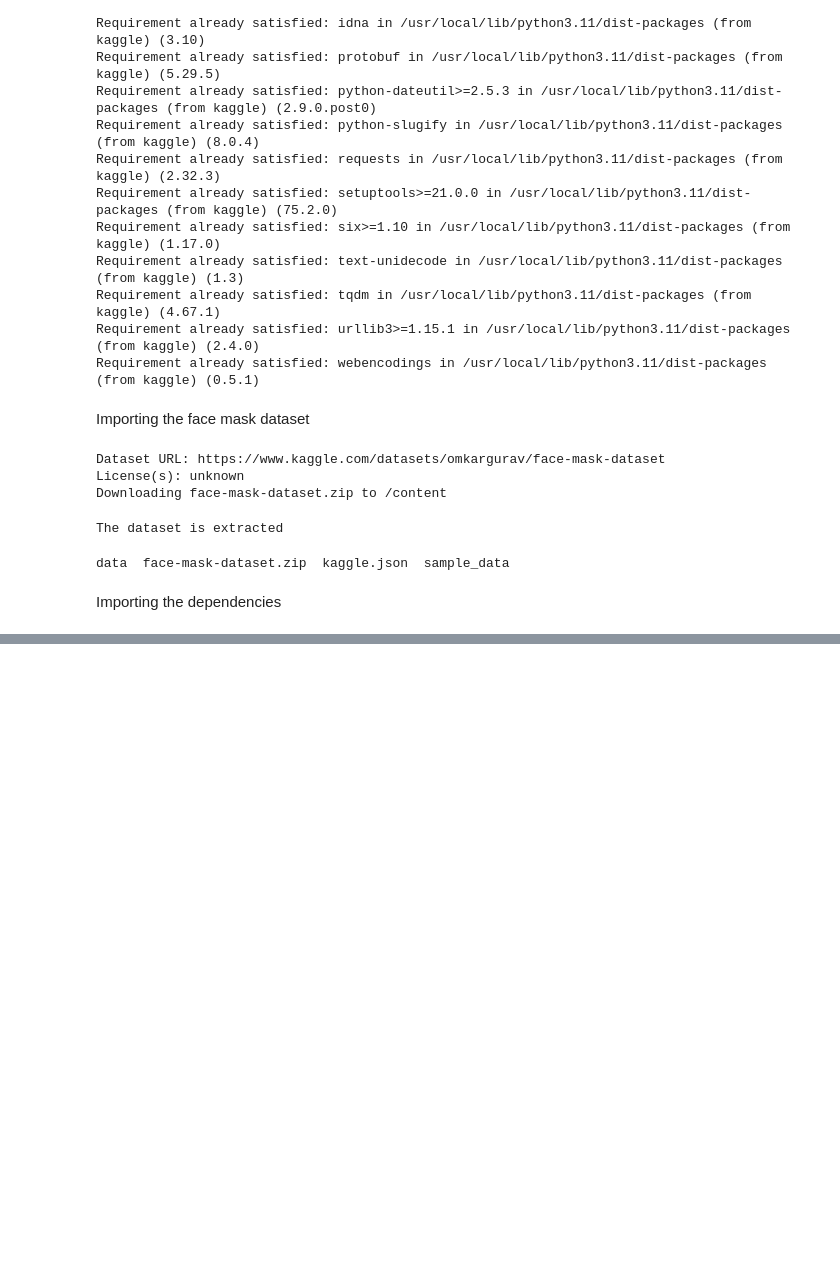
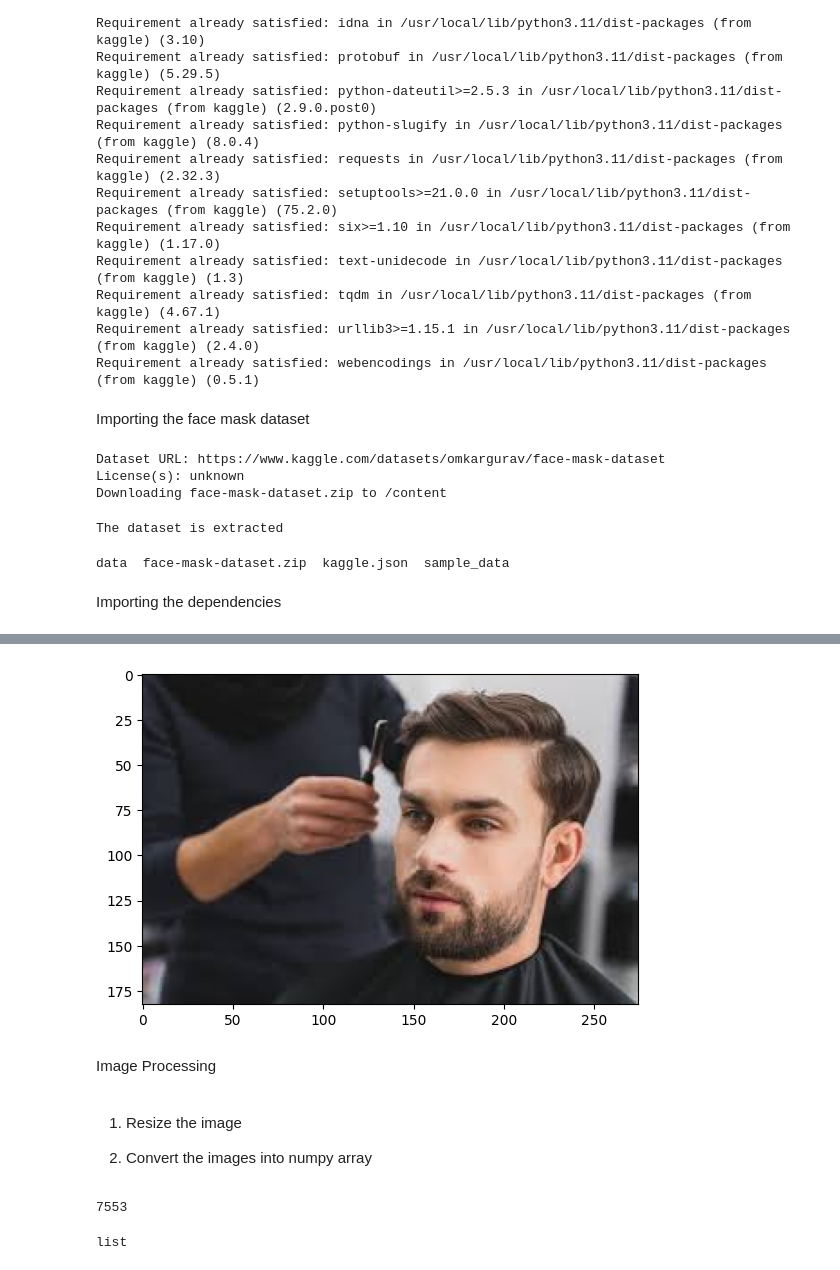
Before and after one commit to Priangshu-18/Face-Mask-Detection-System-using-CNN, a Jupyter notebook: Face_Mask_Detection_System_using_CNN.ipynb, the cells around one changed output, grey strips where cells are left out. Saved outputs shown, nothing was run; the diff lists cells and outputs as text; code cells hidden in the pictures; blank space fills up the shorter version.

```diff
--- a/Face_Mask_Detection_System_using_CNN.ipynb
+++ b/Face_Mask_Detection_System_using_CNN.ipynb
@@ -73,0 +109,13 @@ print(without_mask_files[-5:])
+# %%
+# Displaying without mask images
+img = mping.imread('/content/data/without_mask/without_mask_3409.jpg')
+imgplot = plt.imshow(img)
+plt.show()
+# %% [output]
+[figure, added]
+# %% [markdown]
+Image Processing
+# %% [markdown]
+1. Resize the image
+
+2. Convert the images into numpy array
@@ -73,0 +143,8 @@ print(without_mask_files[-5:])
+# %%
+len(data)
+# %% [output]
+7553
+# %%
+type(data)
+# %% [output]
+list
```
Also changed, not shown: parts of 12 cells of this notebook.
